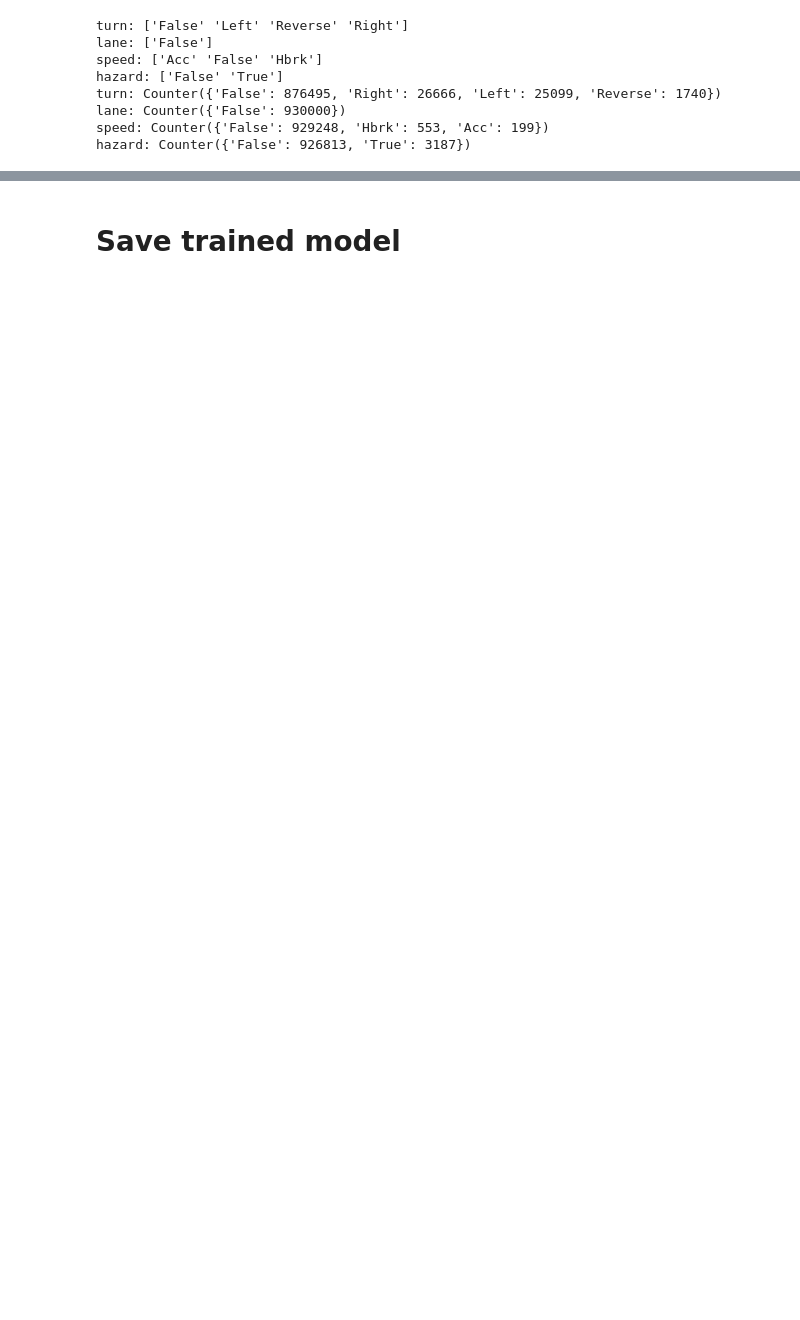
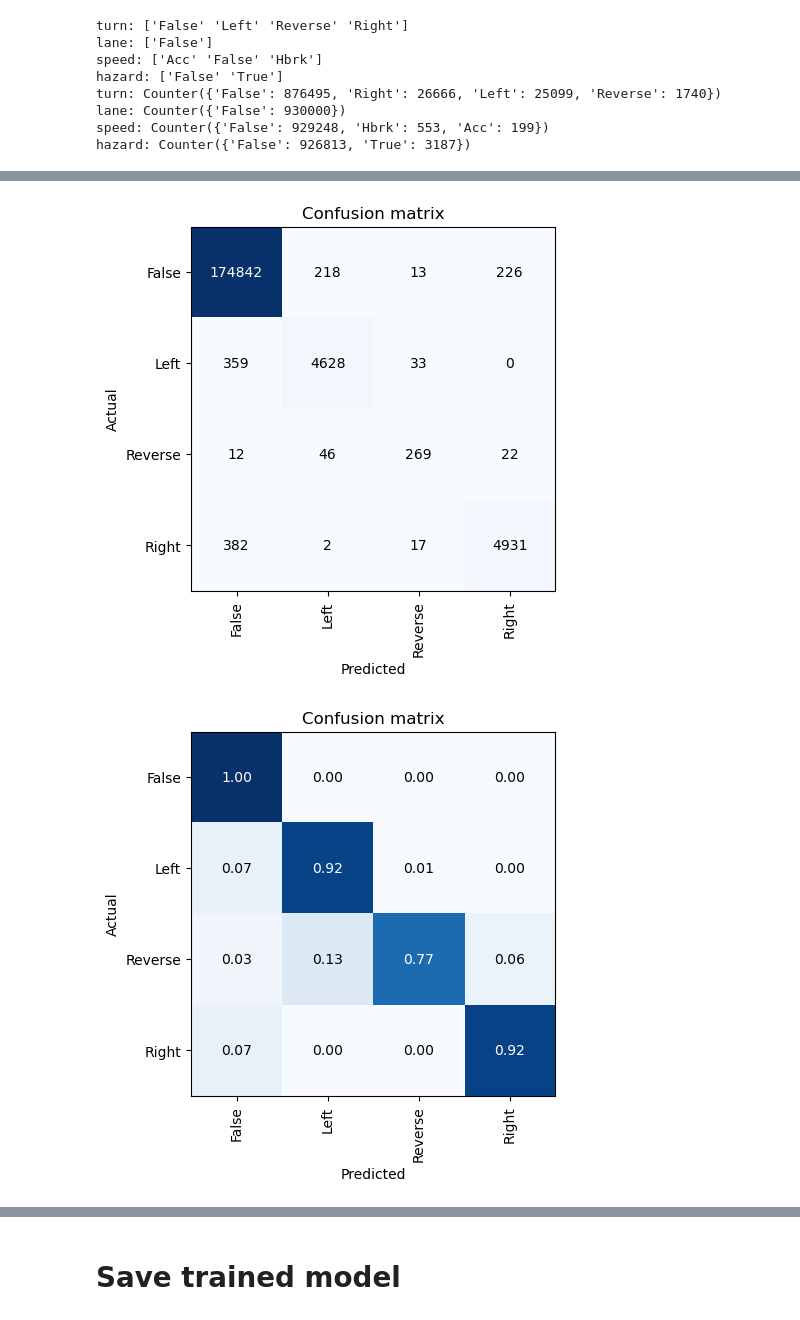
Before and after one commit to aivill-project/v2x_ts, a Jupyter notebook: V2X_preprocess_8.ipynb, the cells around one changed output, grey strips where cells are left out. Cells and saved outputs as stored; diff of their text form; code cells hidden in the pictures; blank space fills up the shorter version.

```diff
--- a/V2X_preprocess_8.ipynb
+++ b/V2X_preprocess_8.ipynb
@@ -357,0 +414,5 @@ NameError: name 'InceptionTime' is not defined
+# %%
+interp = ClassificationInterpretation.from_learner(learn)
+interp.plot_confusion_matrix()
+interp.plot_confusion_matrix(normalize=True)
+# %% [output]
@@ -357,0 +420,2 @@ NameError: name 'InceptionTime' is not defined
+[figure, added]
+[figure, added]
```
Also changed, not shown: parts of 35 cells of this notebook, 13 other files.
